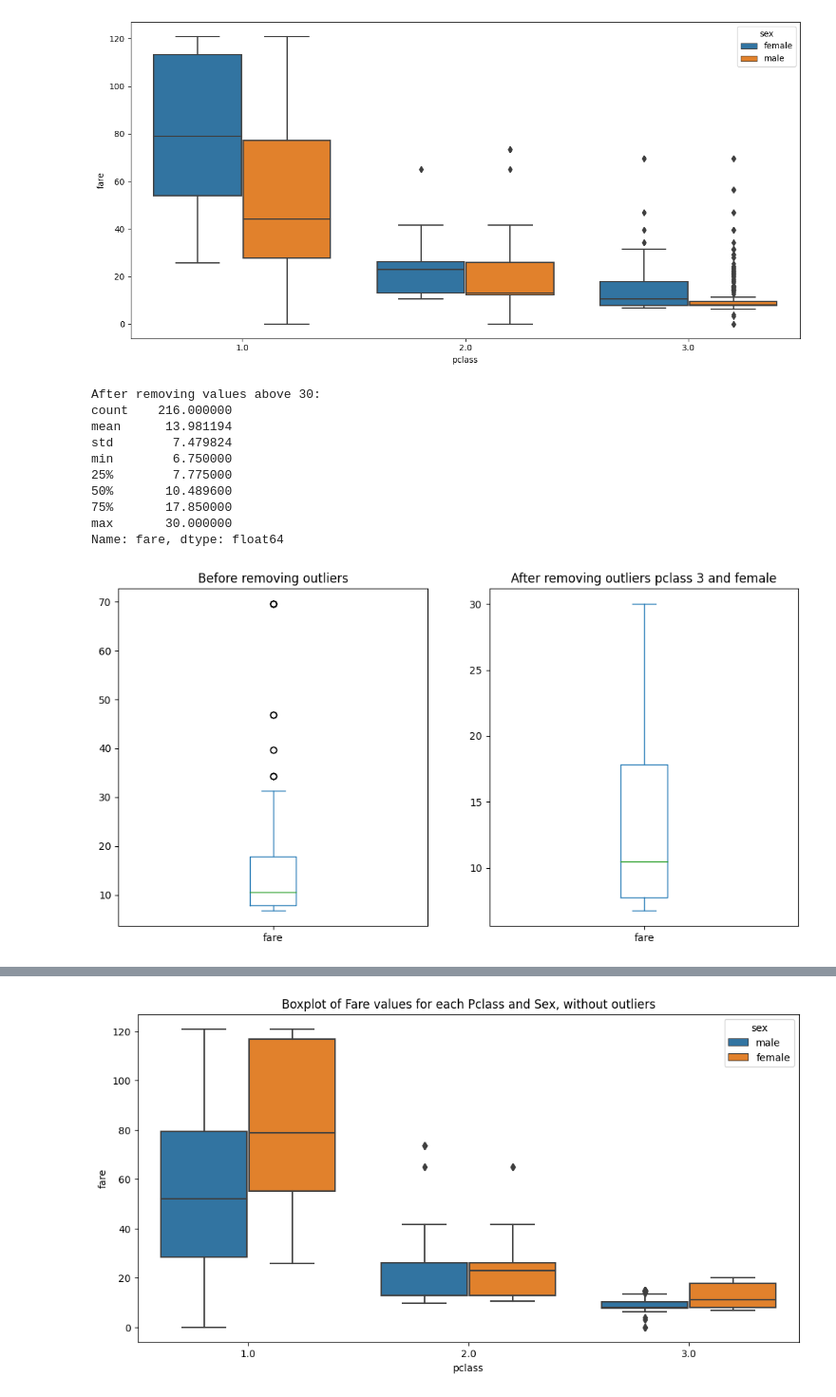
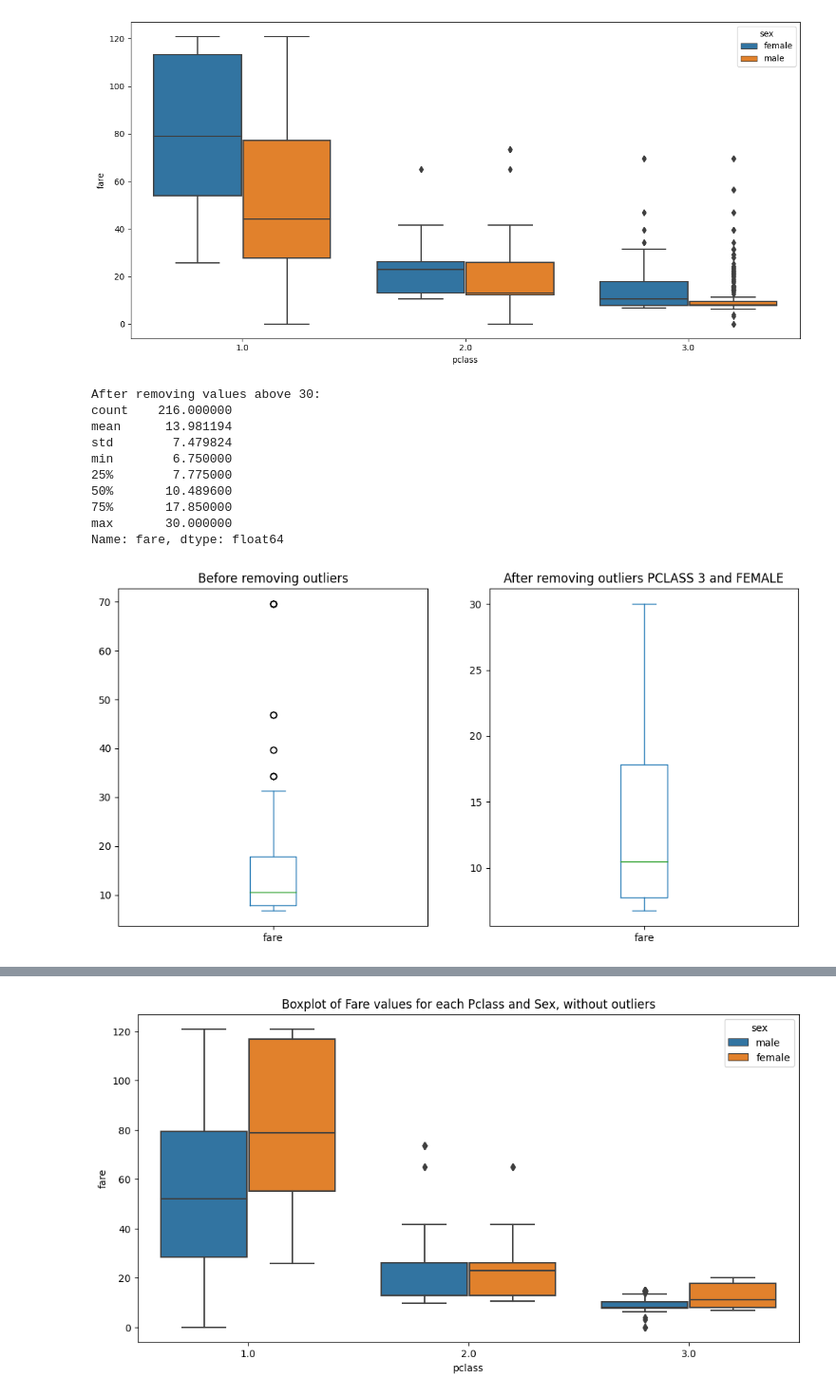
Before and after one commit to yunuxemre/Data-Mining-Example, a Jupyter notebook: TitanikVeriAnaliziV2.ipynb, the cells around one changed output, grey strips where cells are left out. Shown at 95% size. Drawn from its saved outputs; the diff is of its cells as text; code cells hidden in the pictures.

```diff
--- a/TitanikVeriAnaliziV2.ipynb
+++ b/TitanikVeriAnaliziV2.ipynb
@@ -285,41 +282,40 @@ plt.show()
 [figure]
 # %%
 
-# Aykırı değerler temizlenmeden önceki boxplot
 plt.figure(figsize=(12, 6))
 plt.subplot(1, 2, 1)
 titanic[(titanic['pclass'] == 3) & (titanic['sex'] == 'female')]['fare'].plot(kind='box')
 plt.title('Before removing outliers')
 
 
 def remove_values_above_threshold_for_fare(data, pclass, sex, threshold):
     condition = (data['pclass'] == pclass) & (data['sex'] == sex) & (data['fare'] > threshold)
     data.loc[condition, 'fare'] = threshold
     return data
 
 cleaned_data = remove_values_above_threshold_for_fare(titanic, 3, 'female', 30)
 
 
 print("\nAfter removing values above 30:")
 print(cleaned_data[(cleaned_data['pclass'] == 3) & (cleaned_data['sex'] == 'female')]['fare'].describe())
 
-# Aykırı değerler temizlendikten sonraki boxplot
+
 plt.subplot(1, 2, 2)
 cleaned_data[(cleaned_data['pclass'] == 3) & (cleaned_data['sex'] == 'female')]['fare'].plot(kind='box')
-plt.title('After removing outliers pclass 3 and female')
+plt.title('After removing outliers PCLASS 3 and FEMALE')
 
 plt.show()
 # %% [output]
 After removing values above 30:
 count    216.000000
 mean      13.981194
 std        7.479824
 min        6.750000
 25%        7.775000
 50%       10.489600
 75%       17.850000
 max       30.000000
 Name: fare, dtype: float64
-[figure, old version]
+[figure, new version]
 # %%
 
```
Also changed, not shown: parts of 21 cells of this notebook.
